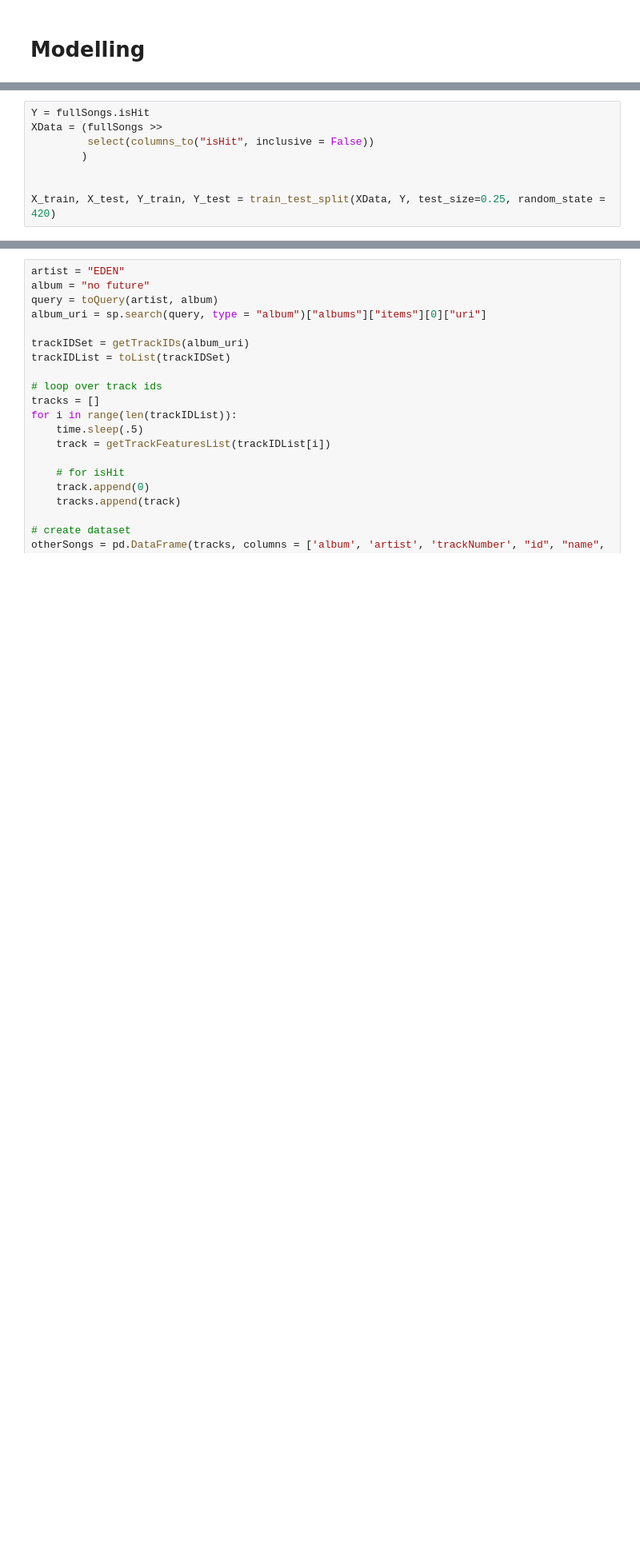
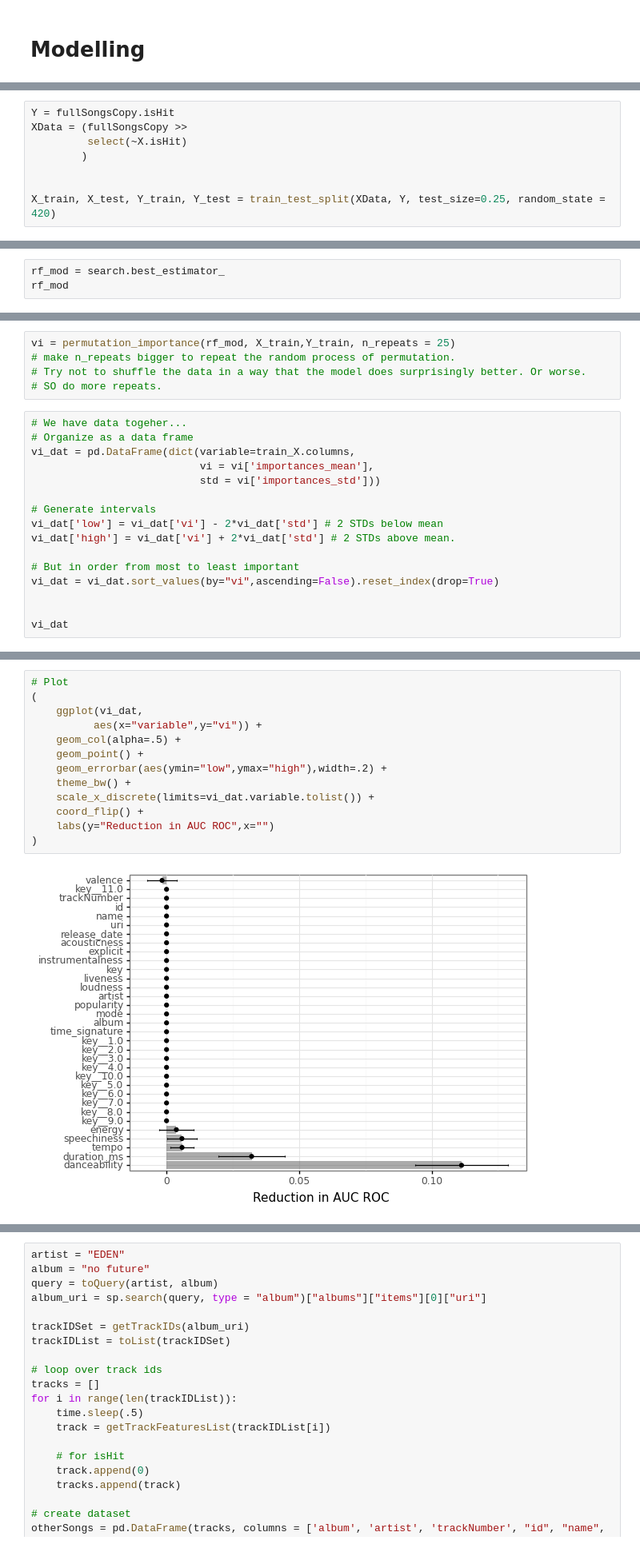
Before and after one commit to jghuynh/Song_Shine, a Jupyter notebook: Song_Rak.ipynb, the cells around one changed output, grey strips where cells are left out. Shown at 80% size. Drawn from its saved outputs; the diff is of its cells as text; blank space fills up the shorter version.

```diff
--- a/Song_Rak.ipynb
+++ b/Song_Rak.ipynb
@@ -1793,7 +1830,7 @@ meanMins
 # %%
-Y = fullSongs.isHit
-XData = (fullSongs >>
-         select(columns_to("isHit", inclusive = False))
+Y = fullSongsCopy.isHit
+XData = (fullSongsCopy >>
+         select(~X.isHit)
         )
 
 
@@ -1885,0 +1995,3 @@ Index(['album', 'artist', 'trackNumber', 'id', 'name', 'uri', 'release_date',
+# %%
+rf_mod = search.best_estimator_
+rf_mod
@@ -1885,0 +2017,21 @@ Index(['album', 'artist', 'trackNumber', 'id', 'name', 'uri', 'release_date',
+# %%
+vi = permutation_importance(rf_mod, X_train,Y_train, n_repeats = 25)
+# make n_repeats bigger to repeat the random process of permutation.
+# Try not to shuffle the data in a way that the model does surprisingly better. Or worse.
+# SO do more repeats.
+# %%
+# We have data togeher...
+# Organize as a data frame
+vi_dat = pd.DataFrame(dict(variable=train_X.columns,
+                           vi = vi['importances_mean'],
+                           std = vi['importances_std']))
+
+# Generate intervals
+vi_dat['low'] = vi_dat['vi'] - 2*vi_dat['std'] # 2 STDs below mean
+vi_dat['high'] = vi_dat['vi'] + 2*vi_dat['std'] # 2 STDs above mean.
+
+# But in order from most to least important
+vi_dat = vi_dat.sort_values(by="vi",ascending=False).reset_index(drop=True)
+
+
+vi_dat
@@ -1885,0 +2056,15 @@ Index(['album', 'artist', 'trackNumber', 'id', 'name', 'uri', 'release_date',
+# %%
+# Plot
+(
+    ggplot(vi_dat,
+          aes(x="variable",y="vi")) +
+    geom_col(alpha=.5) +
+    geom_point() +
+    geom_errorbar(aes(ymin="low",ymax="high"),width=.2) +
+    theme_bw() +
+    scale_x_discrete(limits=vi_dat.variable.tolist()) +
+    coord_flip() +
+    labs(y="Reduction in AUC ROC",x="")
+)
+# %% [output]
+[figure, added]
```
Also changed, not shown: parts of 32 cells of this notebook, 2 other files.
